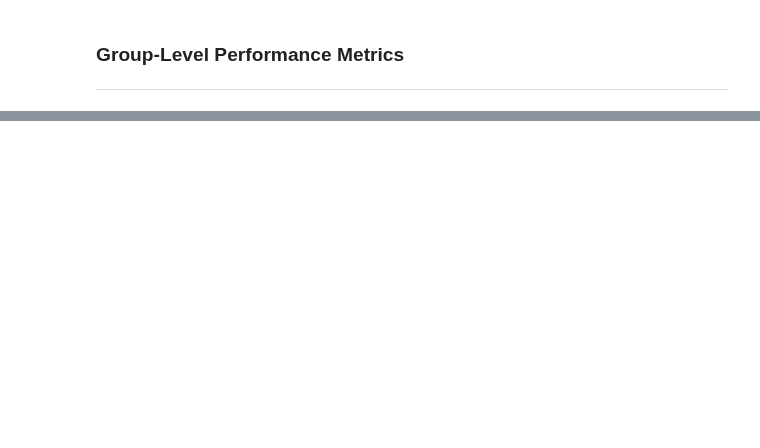
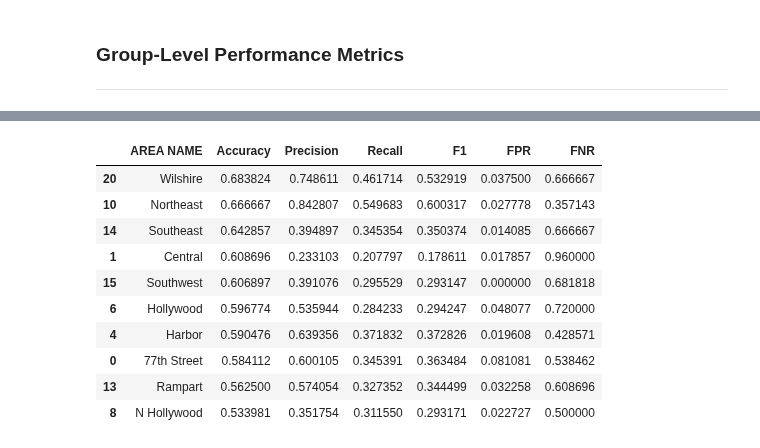
Before and after one commit to emilynnguyen1/Violent-Sexual-Crimes, a Jupyter notebook: notebooks/Hospital-Data-Integration-Cleaning.ipynb, the cells around one changed output, grey strips where cells are left out. Drawn from its saved outputs; the diff is of its cells as text; code cells hidden in the pictures; blank space fills up the shorter version.

Commit message:
Fairness Audit

```diff
--- a/notebooks/Hospital-Data-Integration-Cleaning.ipynb
+++ b/notebooks/Hospital-Data-Integration-Cleaning.ipynb
@@ -1582,0 +1601,10 @@ plt.show()
+# %%
+# Attatch predicted values and true labels for analysis
+fairness_df = Xc_test.copy()
+fairness_df["true_label"] = yc_test_enc
+fairness_df["pred_label"] = yc_pred
+fairness_df["Vict Age Group"] = Xc_test["Vict Age Group"]
+fairness_df["AREA NAME"] = Xc_test["AREA NAME"]
+fairness_df["Poverty_Rate"] = Xc_test["Poverty_Rate"]
+
+fairness_df.head()
@@ -1583,3 +1619,28 @@ plt.show()
 # %% [markdown]
 ### Group-Level Performance Metrics
 ---
+# %%
+# Function to compute metrics by group
+def compute_group_metrics(df, group_col):
+    group_metrics = []
+    for group, data in df.groupby(group_col):
+        acc = accuracy_score(data["true_label"], data["pred_label"])
+        prec = precision_score(data["true_label"], data["pred_label"], average="macro", zero_division=0)
+        rec = recall_score(data["true_label"], data["pred_label"], average="macro", zero_division=0)
+        f1 = f1_score(data["true_label"], data["pred_label"], average="macro", zero_division=0)
+
+        # Compute confusion matrix for FPR/FNR
+        tn, fp, fn, tp = confusion_matrix(data["true_label"], data["pred_label"], labels=[0,1]).ravel()
+        fpr = fp / (fp + tn) if (fp + tn) != 0 else 0
+        fnr = fn / (fn + tp) if (fn + tp) != 0 else 0
+
+        group_metrics.append({
+            group_col: group,
+            "Accuracy": acc,
+            "Precision": prec,
+            "Recall": rec,
+            "F1": f1,
+            'FPR': fpr,
+            'FNR': fnr
+        })
+    return pd.DataFrame(group_metrics).sort_values("Accuracy", ascending=False)
@@ -1585,0 +1658,16 @@ plt.show()
+# %%
+# Compute metrics by Area of Crime Occurence
+metrics_by_area = compute_group_metrics(fairness_df, "AREA NAME")
+metrics_by_area.head(10)  # Show top 10 areas
+# %% [output]
+|  | AREA NAME | Accuracy | Precision | Recall | F1 | FPR | FNR |
+| 20 | Wilshire | 0.683824 | 0.748611 | 0.461714 | 0.532919 | 0.037500 | 0.666667 |
+| 10 | Northeast | 0.666667 | 0.842807 | 0.549683 | 0.600317 | 0.027778 | 0.357143 |
+| 14 | Southeast | 0.642857 | 0.394897 | 0.345354 | 0.350374 | 0.014085 | 0.666667 |
+| 1 | Central | 0.608696 | 0.233103 | 0.207797 | 0.178611 | 0.017857 | 0.960000 |
+| 15 | Southwest | 0.606897 | 0.391076 | 0.295529 | 0.293147 | 0.000000 | 0.681818 |
+| 6 | Hollywood | 0.596774 | 0.535944 | 0.284233 | 0.294247 | 0.048077 | 0.720000 |
+| 4 | Harbor | 0.590476 | 0.639356 | 0.371832 | 0.372826 | 0.019608 | 0.428571 |
+| 0 | 77th Street | 0.584112 | 0.600105 | 0.345391 | 0.363484 | 0.081081 | 0.538462 |
+| 13 | Rampart | 0.562500 | 0.574054 | 0.327352 | 0.344499 | 0.032258 | 0.608696 |
+| 8 | N Hollywood | 0.533981 | 0.351754 | 0.311550 | 0.293171 | 0.022727 | 0.500000 |
```
Also changed, not shown: parts of 7 cells of this notebook.
